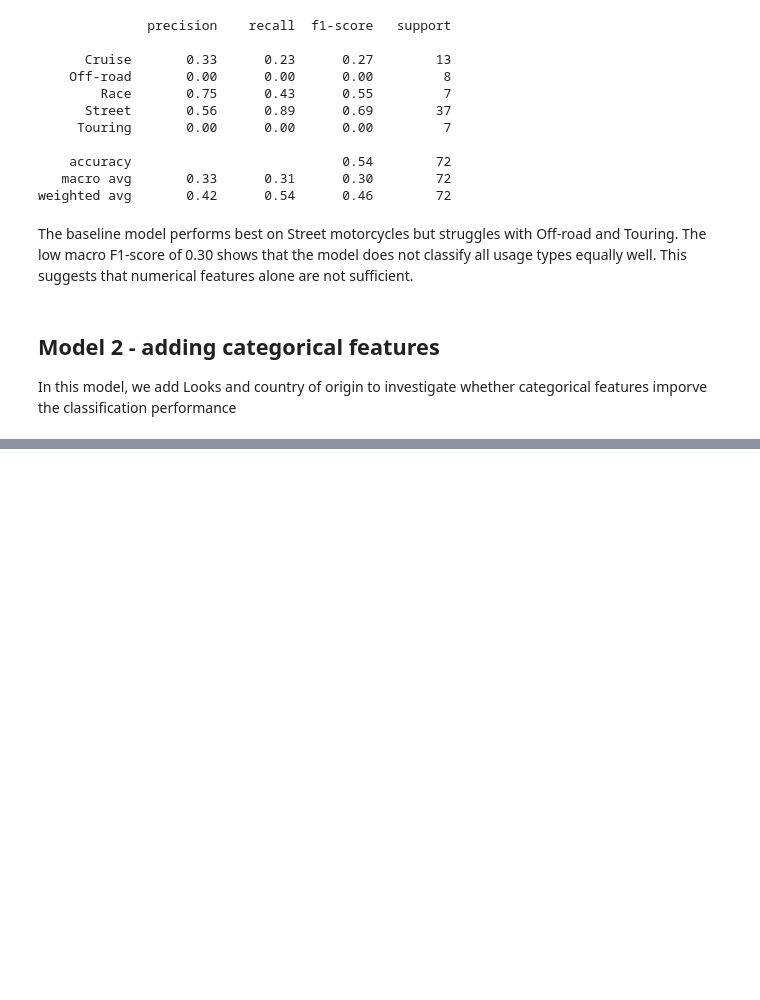
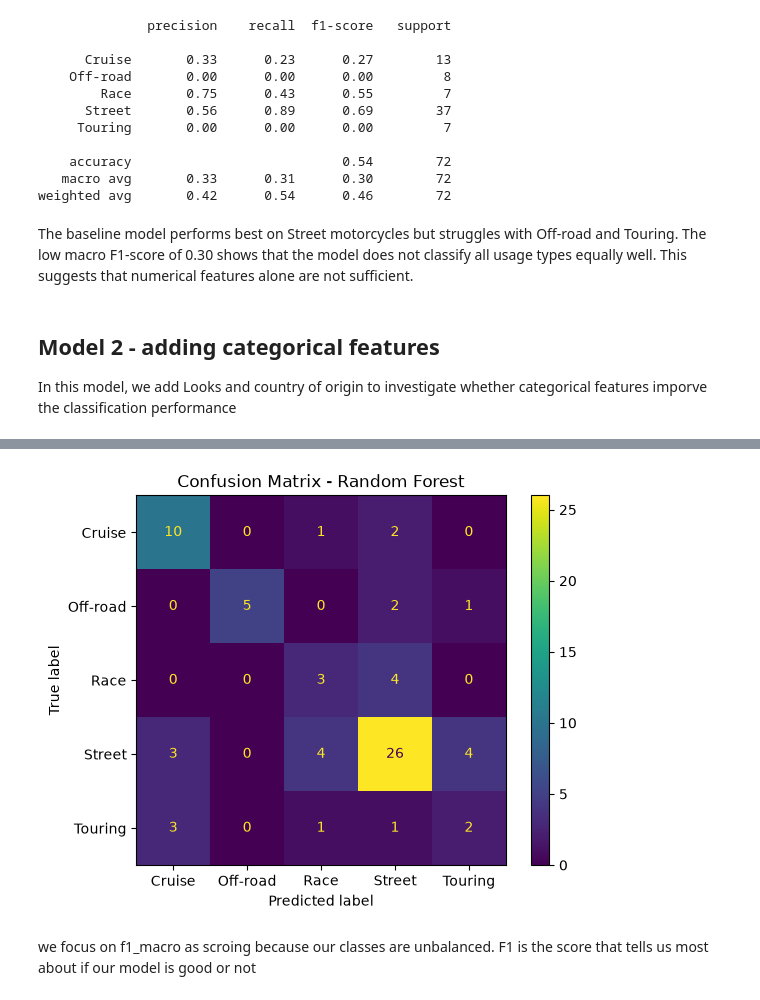
Before and after one commit to Piexgear/mc_match, a Jupyter notebook: mc_match_model.ipynb, the cells around one changed output, grey strips where cells are left out. Drawn from its saved outputs; the diff is of its cells as text; code cells hidden in the pictures; blank space fills up the shorter version.

```diff
--- a/mc_match_model.ipynb
+++ b/mc_match_model.ipynb
@@ -171,0 +455,12 @@ X_test_2_scaled = preprocessor.transform(X_val_2)
+# %%
+rf_balanced = RandomForestClassifier(
+    n_estimators=200,
+    random_state=42,
+    class_weight="balanced"
+)
+
+rf_balanced.fit(X_train_3_scaled, y_train_3)
+
+rf_pred_balanced = rf_balanced.predict(X_val_3_scaled)
+
+print(classification_report(y_val_3, rf_pred_balanced))
@@ -171,0 +479,13 @@ X_test_2_scaled = preprocessor.transform(X_val_2)
+# %%
+cm_5 = confusion_matrix(y_val_3, rf_pred_balanced)
+
+disp = ConfusionMatrixDisplay(
+    confusion_matrix=cm_5,
+    display_labels=rf_balanced.classes_
+)
+
+disp.plot()
+plt.title("Confusion Matrix - Random Forest")
+plt.show()
+# %% [output]
+[figure, added]
@@ -171,0 +515,2 @@ X_test_2_scaled = preprocessor.transform(X_val_2)
+# %% [markdown]
+we focus on f1_macro as scroing because our classes are unbalanced. F1 is the score that tells us most about if our model is good or not
```
Also changed, not shown: parts of 44 cells of this notebook.
